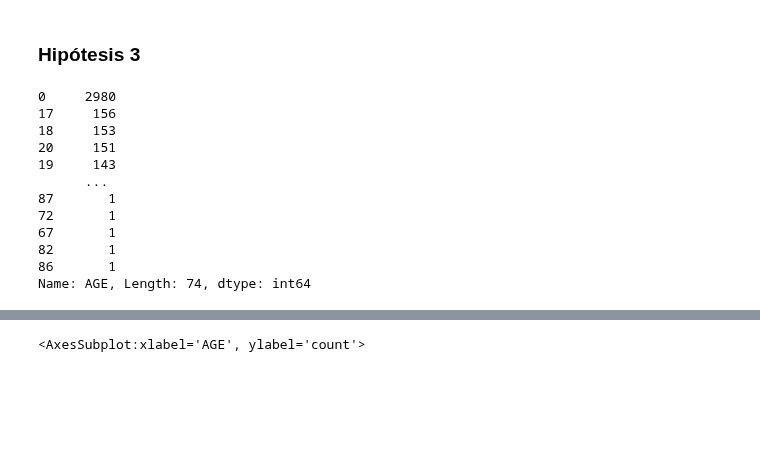
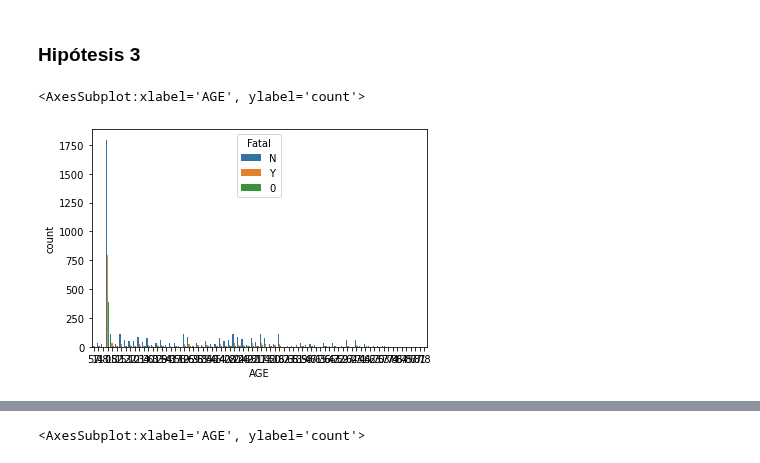
Before and after one commit to Antoniopita95/-w2-pandas-project-Antonio-Pita, a Jupyter notebook: Visualization.ipynb, the cells around one changed output, grey strips where cells are left out. Drawn from its saved outputs; the diff is of its cells as text; code cells hidden in the pictures; blank space fills up the shorter version.

```diff
--- a/Visualization.ipynb
+++ b/Visualization.ipynb
@@ -60,15 +58,5 @@ sns.countplot(x=df.Sex, hue= df.Fatal)
-# %%
-df.AGE.value_counts()
-# %% [output]
-0     2980
-17     156
-18     153
-20     151
-19     143
-      ...
-87       1
-72       1
-67       1
-82       1
-86       1
-Name: AGE, Length: 74, dtype: int64
+# %%
+sns.countplot(x = df.AGE, hue= df.Fatal)
+# %% [output]
+<AxesSubplot:xlabel='AGE', ylabel='count'>
+[figure, added]
```
Also changed, not shown: parts of 2 cells of this notebook.
